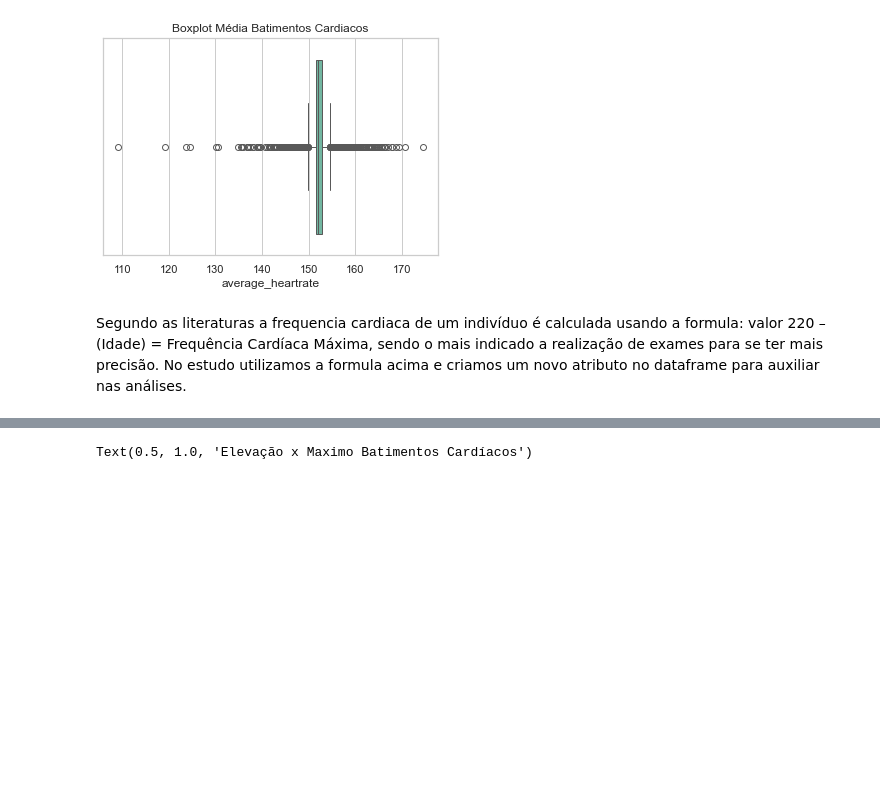
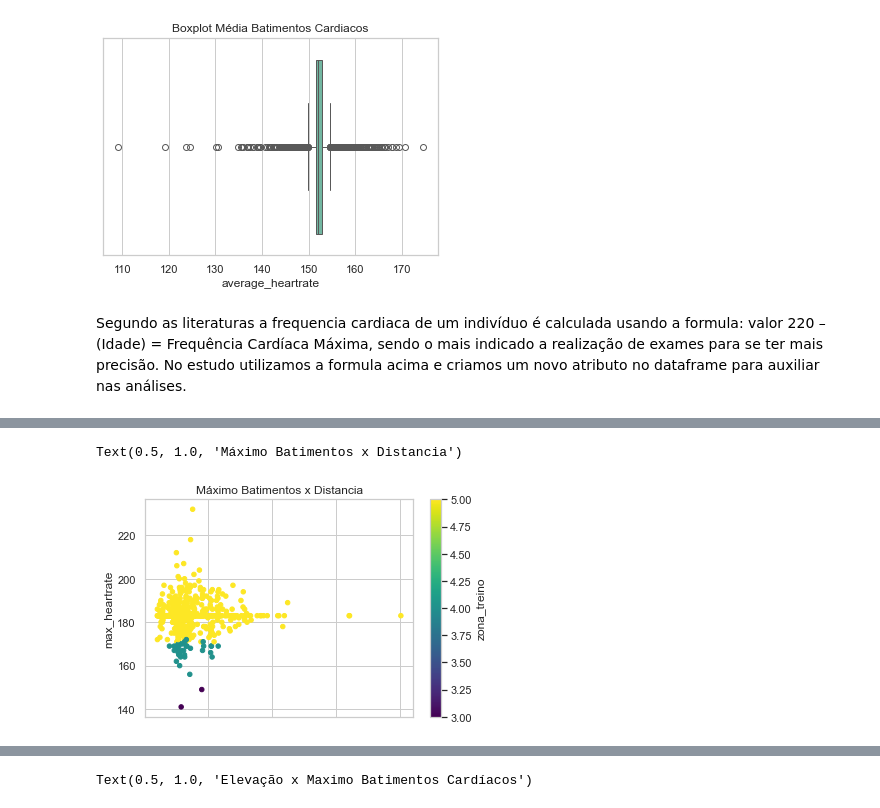
Before and after one commit to tal-rsg/2-MVP, a Jupyter notebook: mvp_analise.ipynb, the cells around one changed output, grey strips where cells are left out. Saved outputs shown, nothing was run; the diff lists cells and outputs as text; code cells hidden in the pictures; blank space fills up the shorter version.

```diff
--- a/mvp_analise.ipynb
+++ b/mvp_analise.ipynb
@@ -337,0 +393,8 @@ df_ride.head()
+# %%
+# criando dataframe para o gráfico de dispersão
+df_scatter_teste = df_analise[['distance', 'max_heartrate','zona_treino']]
+df_scatter_teste.plot.scatter(x='distance', y='max_heartrate', c='zona_treino', cmap='viridis')
+plt.title('Máximo Batimentos x Distancia')
+# %% [output]
+Text(0.5, 1.0, 'Máximo Batimentos x Distancia')
+[figure, added]
```
Also changed, not shown: parts of 19 cells of this notebook.
